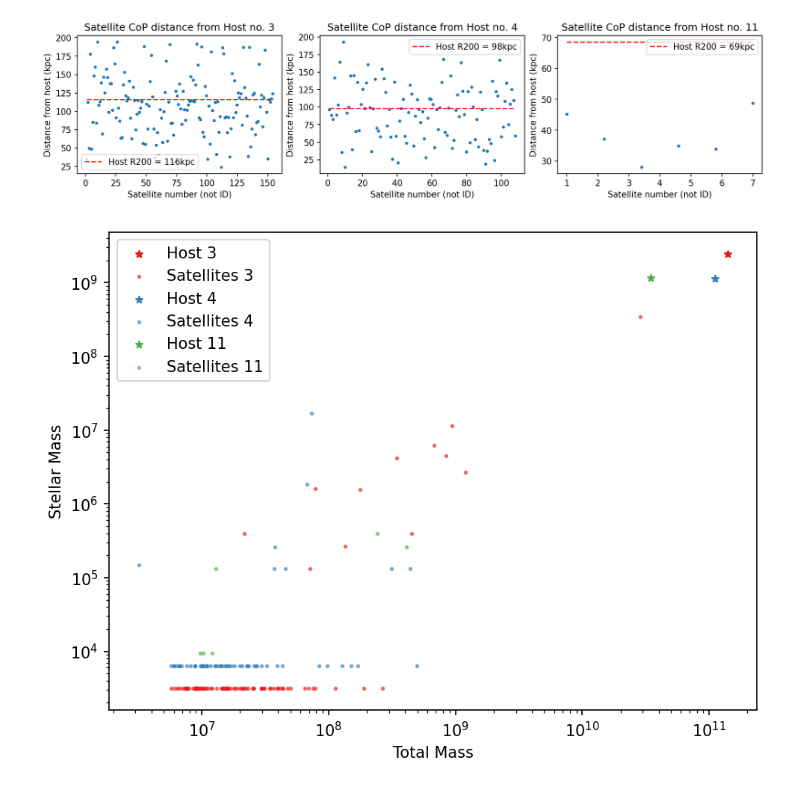
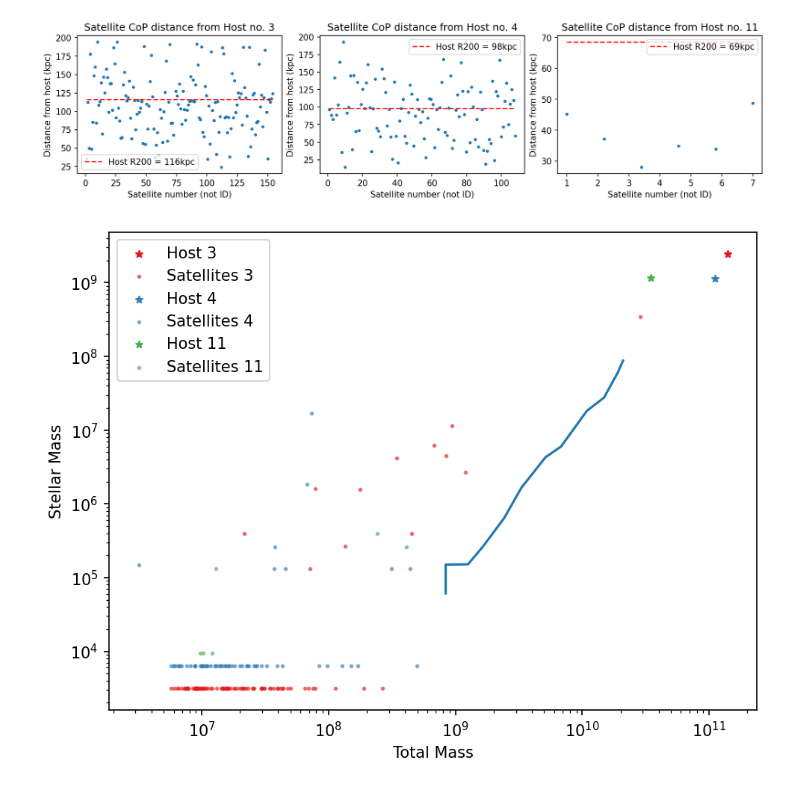
Before and after one commit to PK0207/scripts_by_me, a Jupyter notebook: cosmo_simulations/sim_rework.ipynb, the cells around one changed output. Drawn from its saved outputs; the diff is of its cells as text; code cells hidden in the pictures.

Commit message:
working on number plots luminous and non-luminous

```diff
--- a/cosmo_simulations/sim_rework.ipynb
+++ b/cosmo_simulations/sim_rework.ipynb
@@ -253,8 +253,6 @@ class SimToolsPlotting():
 #===========PLOTS============================
 
     def plotStellarMassHaloMass_all(self):
-        if self.mstar is None or self.mtotal is None:
-            self.getHaloMasses()
         sorted_idx = np.argsort(self.mstar)
         fig, ax = plt.subplots(dpi=150)
         ax.scatter(self.mtotal[sorted_idx], self.mstar[sorted_idx], s = 7)
@@ -294,7 +292,7 @@ class SimToolsPlotting():
                     central_df[col].at[i] = np.array(self.central_df[col].loc[i])[mstar_mask]
         if mtot_cut:
             for i in self.central_df['Host i']:
-                mtot_mask = np.array(self.central_df['Sat Mtot'].loc[i]) > 10**7.5
+                mtot_mask = np.array(self.central_df['Sat Mtot'].loc[i]) > 10**7
                 for col in self.sat_cols:
                     central_df[col].at[i] = np.array(self.central_df[col].loc[i])[mtot_mask]
 
@@ -324,7 +322,6 @@ class SimToolsPlotting():
                 else:
                     ax_flat[j].set_xscale('log')
                     y_values = np.arange(1, len(x_values) + 1)
-                    y_values = y_values / len(central_df)
 
                 # Plot the values with a label for the host index
                 host_id = self.central_df.loc[i]['Host ID']
@@ -377,7 +374,7 @@ class SimToolsPlotting():
                 for i in range(len(mstar_mask)):
                     central_df[col].iat[i] = np.array(self.central_df[col].iloc[i])[mstar_mask[i]]
         if mtot_cut:
-            mtot_mask = [np.array(self.central_df['Sat Mtot'].loc[i]) > 10**7.5 for i in self.central_df['Host i']]
+            mtot_mask = [np.array(self.central_df['Sat Mtot'].loc[i]) > 10**7 for i in self.central_df['Host i']]
             for col in self.sat_cols:
                 for i in range(len(mtot_mask)):
                     central_df[col].iat[i] = np.array(self.central_df[col].iloc[i])[mtot_mask[i]]
@@ -609,23 +619,31 @@ for i, host_center in enumerate(central_centers):
 fig.show()
 # %% [output]
 [figure]
+# %%
+#load in median data from csv file:
+median_data = pd.read_csv('medianDataset.csv', header=None)
 # %%
 #make stellar mass hallo mass plots for each host and its respective satelites
 #give satellites with no stellar mass some mass lower than 10^5
 fig, ax = plt.subplots(dpi=150, constrained_layout=True)
 cmap = plt.get_cmap('Set1')
 for i in range(len(vol15_df['Host i'])):
     host_id = vol15_df['Host ID'].iloc[i]
     ax.scatter(vol15_df['Host Mtot'].iloc[i], vol15_df['Host M*'].iloc[i], s=20, c = cmap(i), label=f'Host {host_id}', marker='*')
     sat_mstar_array = np.array(vol15_df['Sat M*'].iloc[i])
     # Replace 0 values with 10^4
     sat_mstar_array[sat_mstar_array == 0.0] = (i+1)*10**3.5 #to distinguish between hosts
     ax.scatter(vol15_df['Sat Mtot'].iloc[i], sat_mstar_array, s=3, c = cmap(i), alpha = 0.5, label=f'Satellites {host_id}')
+
+ax.plot(median_data[0], median_data[1])
+#ax.plot(bin_edges, med)
+
 ax.set_xlabel('Total Mass')
 ax.set_ylabel('Stellar Mass')
+
 ax.set_xscale('log')
 ax.set_yscale('log')
 ax.legend()
 fig.show()
 # %% [output]
-[figure, old version]
+[figure, new version]
```
Also changed, not shown: parts of 7 cells of this notebook.
